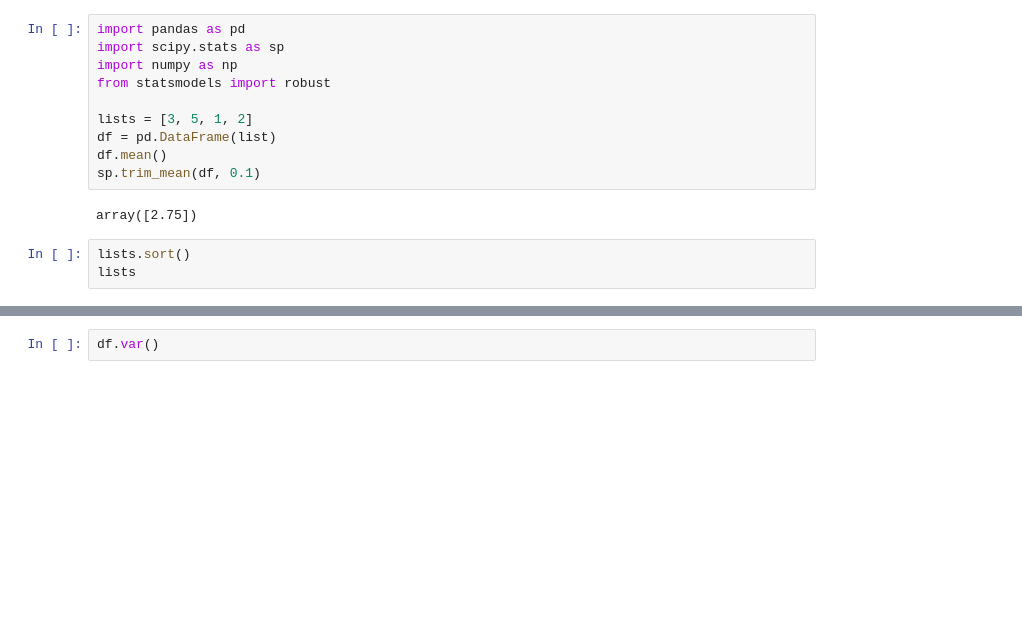
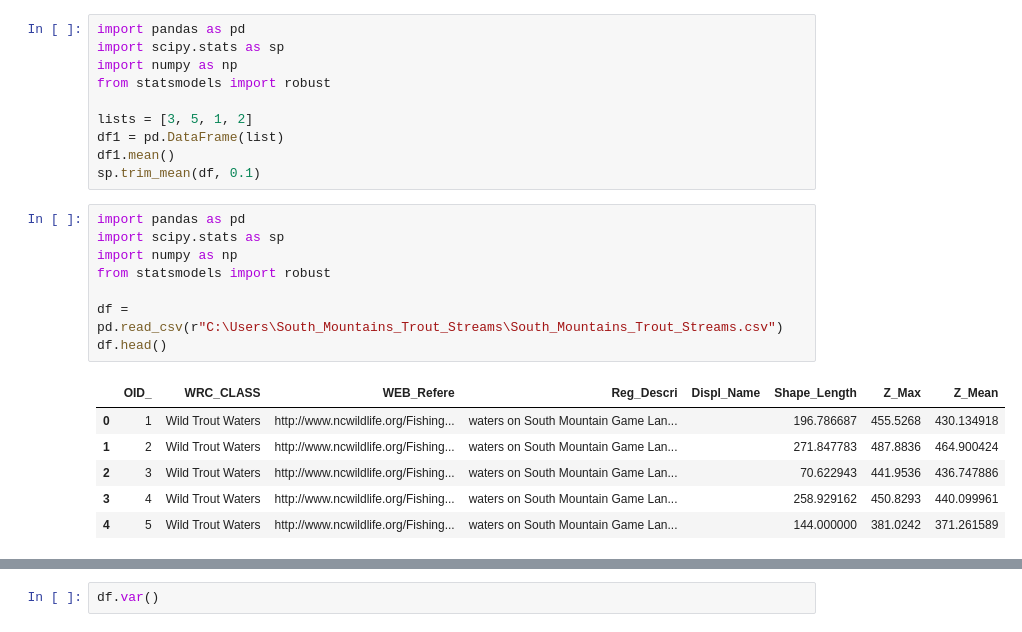
Before and after one commit to thepisgahgeographer/PythonUnitTesting, a Jupyter notebook: Data_Science/test.ipynb, the cells around one changed output, grey strips where cells are left out. Cells and saved outputs as stored; diff of their text form; blank space fills up the shorter version.

```diff
--- a/Data_Science/test.ipynb
+++ b/Data_Science/test.ipynb
@@ -5,11 +5,21 @@ import numpy as np
 from statsmodels import robust
 
 lists = [3, 5, 1, 2]
-df = pd.DataFrame(list)
-df.mean()
+df1 = pd.DataFrame(list)
+df1.mean()
 sp.trim_mean(df, 0.1)
-# %% [output]
-array([2.75])
-# %%
-lists.sort()
-lists
+# %%
+import pandas as pd
+import scipy.stats as sp
+import numpy as np
+from statsmodels import robust
+
+df = pd.read_csv(r"C:\Users\South_Mountains_Trout_Streams\South_Mountains_Trout_Streams.csv")
+df.head()
+# %% [output]
+|  | OID_ | WRC_CLASS | WEB_Refere | Reg_Descri | Displ_Name | Shape_Length | Z_Max | Z_Mean |
+| 0 | 1 | Wild Trout Waters | http://www.ncwildlife.org/Fishing... | waters on South Mountain Game Lan... |  | 196.786687 | 455.5268 | 430.134918 |
+| 1 | 2 | Wild Trout Waters | http://www.ncwildlife.org/Fishing... | waters on South Mountain Game Lan... |  | 271.847783 | 487.8836 | 464.900424 |
+| 2 | 3 | Wild Trout Waters | http://www.ncwildlife.org/Fishing... | waters on South Mountain Game Lan... |  | 70.622943 | 441.9536 | 436.747886 |
+| 3 | 4 | Wild Trout Waters | http://www.ncwildlife.org/Fishing... | waters on South Mountain Game Lan... |  | 258.929162 | 450.8293 | 440.099961 |
+| 4 | 5 | Wild Trout Waters | http://www.ncwildlife.org/Fishing... | waters on South Mountain Game Lan... |  | 144.000000 | 381.0242 | 371.261589 |
```
Also changed, not shown: parts of 10 cells of this notebook.
